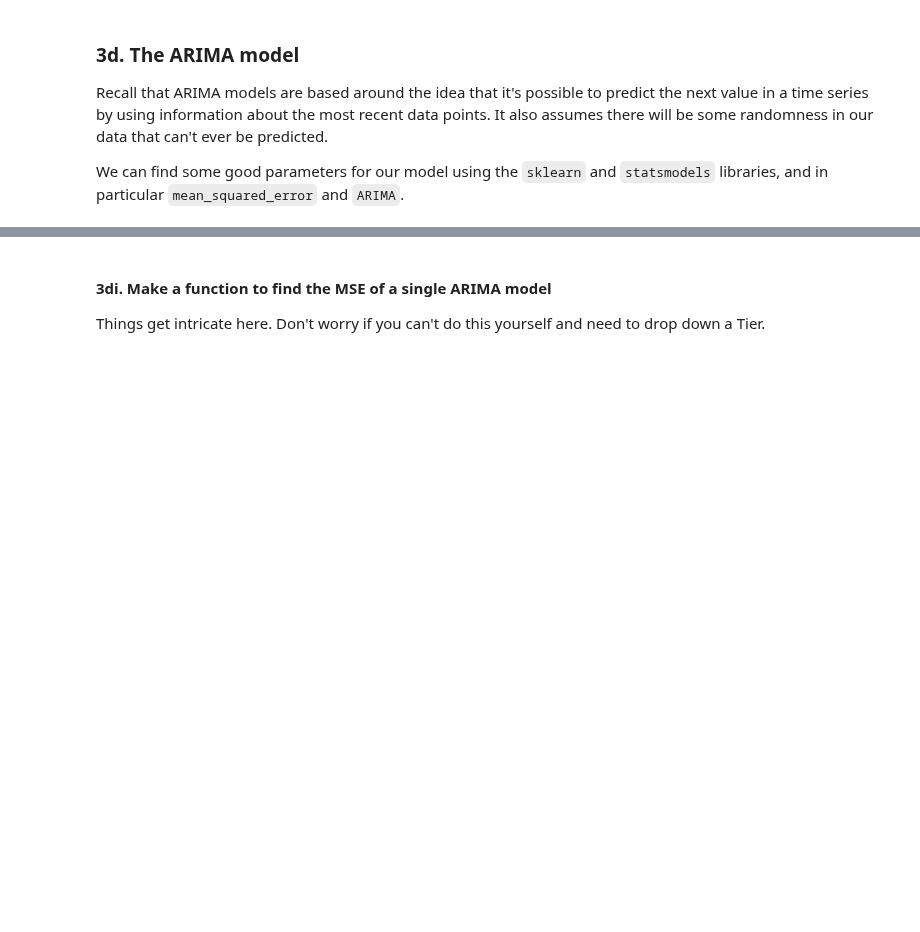
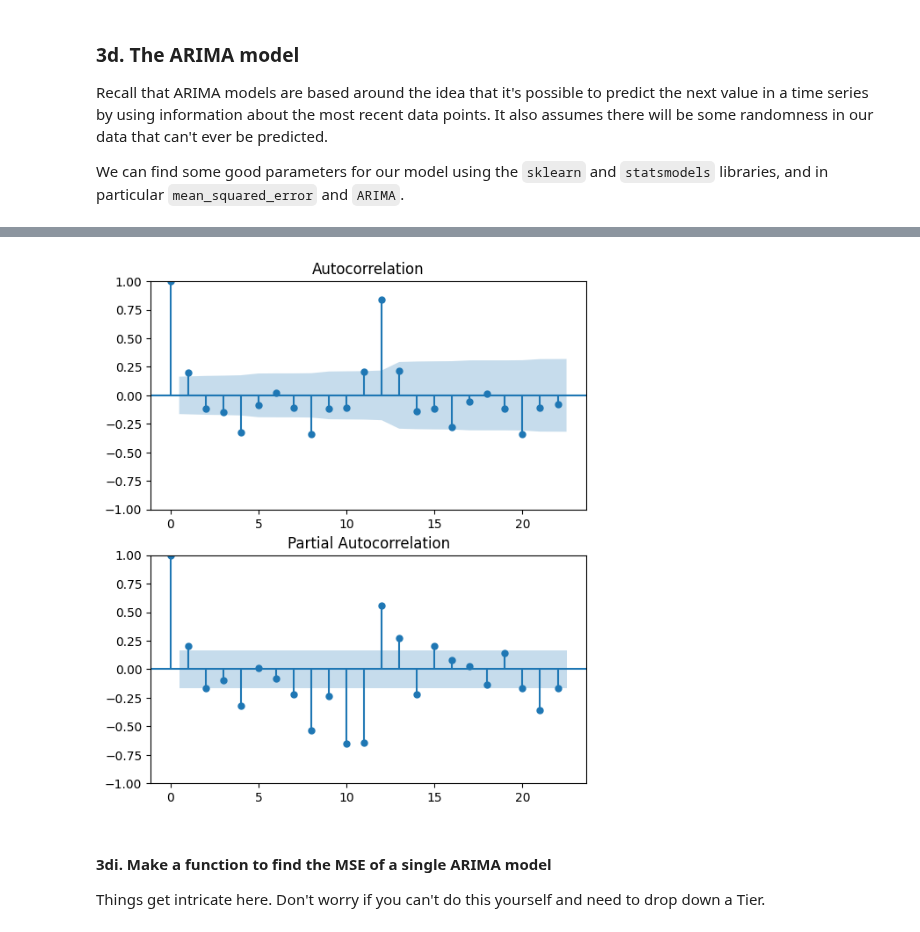
Before and after one commit to msc2106/springboard-data-science, a Jupyter notebook: CowboysCigarettesCaseStudy/Cowboy Cigarettes Case Study - Tier 3.ipynb, the cells around one changed output, grey strips where cells are left out. Cells and saved outputs as stored; diff of their text form; code cells hidden in the pictures; blank space fills up the shorter version.

```diff
--- a/CowboysCigarettesCaseStudy/Cowboy Cigarettes Case Study - Tier 3.ipynb
+++ b/CowboysCigarettesCaseStudy/Cowboy Cigarettes Case Study - Tier 3.ipynb
@@ -321,3 +332,10 @@ from sklearn.metrics import mean_squared_error
+# %%
+fig, (ax1, ax2) = plt.subplots(2, 1)
+fig.subplots_adjust(top=1.3)
+tsa.graphics.plot_acf(y_log_diff, ax=ax1)
+tsa.graphics.plot_pacf(y_log_diff, ax=ax2);
+# %% [output]
+[figure, added]
 # %% [markdown]
 #### 3di. Make a function to find the MSE of a single ARIMA model
 Things get intricate here. Don't worry if you can't do this yourself and need to drop down a Tier.
```
Also changed, not shown: parts of 1 cell of this notebook.
